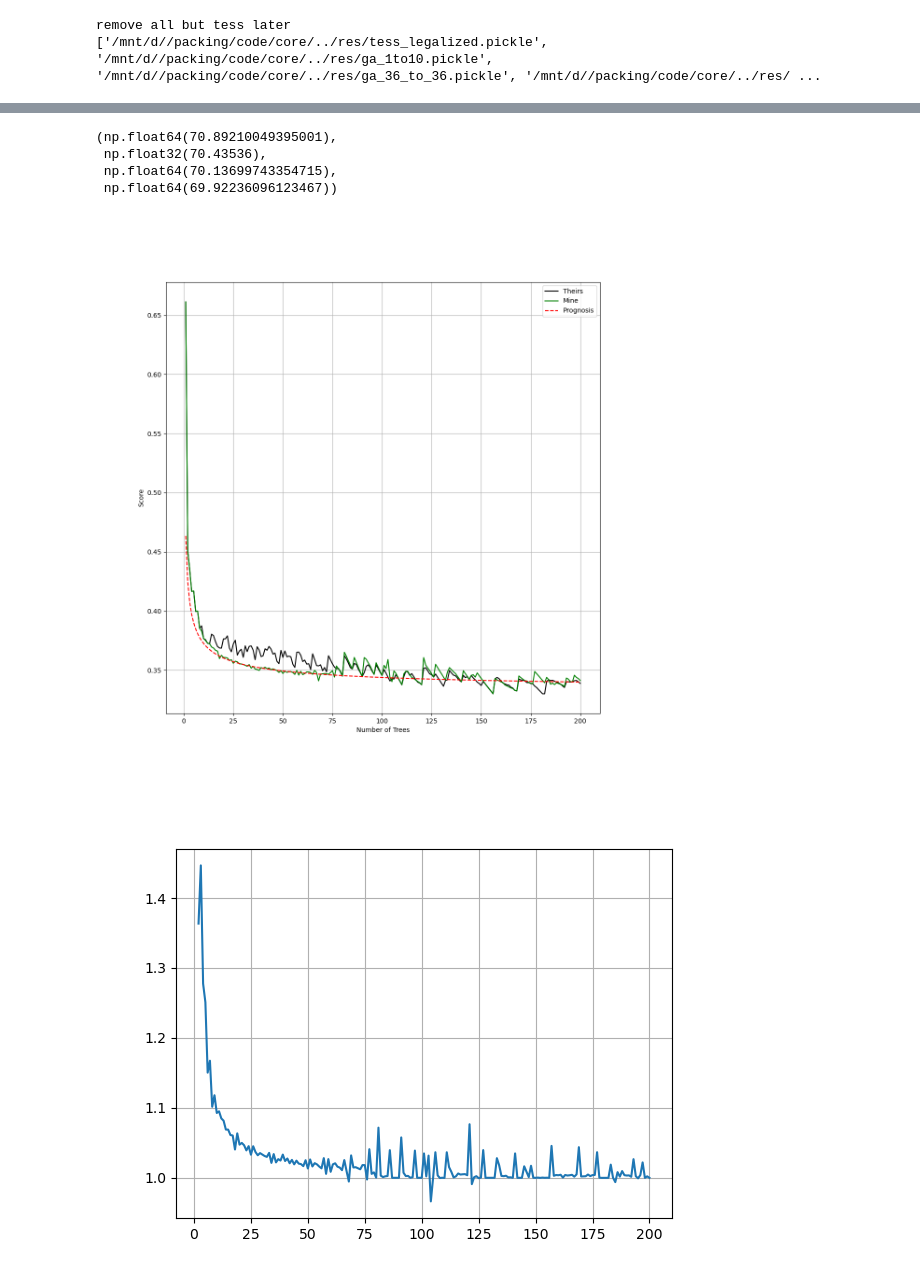
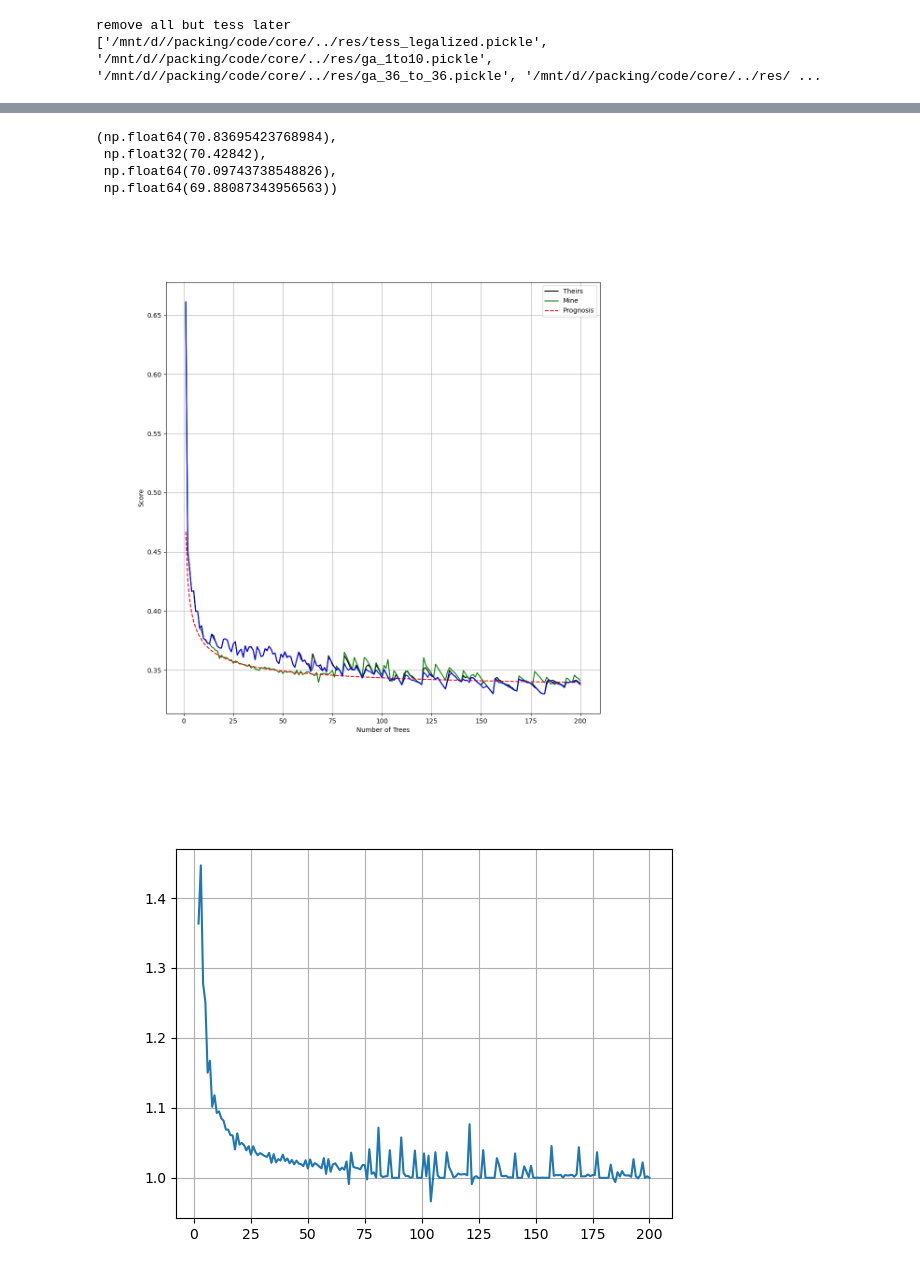
Before and after one commit to jcottaar/packing, a Jupyter notebook: analysis/compare_solutions.ipynb, the cells around one changed output, grey strips where cells are left out. Saved outputs shown, nothing was run; the diff lists cells and outputs as text; code cells hidden in the pictures.

```diff
--- a/analysis/compare_solutions.ipynb
+++ b/analysis/compare_solutions.ipynb
@@ -23,7 +23,7 @@ WARNING: CUDA MPS not active
 import pack_io
 importlib.reload(pack_io)
 import pandas as pd
-theirs = pack_io.dataframe_to_solution_list(pd.read_csv(kgs.code_dir + '../res/70.89.csv'))
+theirs = pack_io.dataframe_to_solution_list(pd.read_csv(kgs.code_dir + '../res/70.83.csv'))
 # %%
 # import matplotlib.pyplot as plt
 # N_trees = np.arange(1,201)
@@ -124,30 +124,33 @@ prognosis = coeffs[0]/np.sqrt(N_trees) + coeffs[1]
 # %%
 plt.figure(figsize=(12,12))
 N=0
 lines = []
 vals_res = np.array([np.inf]*200)
 line = plt.plot(N_trees[N:], theirs[1][N:], 'k')
 lines.extend(line)
 line = plt.plot(N_trees[N:], mine[1][N:], 'g')
 lines.extend(line)
 line = plt.plot(N_trees[N:], prognosis[N:], 'r--')
 lines.extend(line)
 
+dat = pd.read_csv('/mnt/d/packing/data/table_data.csv')
+line = plt.plot(dat['n'], dat['score'], 'b')
+
 plt.grid(True)
 plt.legend(('Theirs', 'Mine', 'Prognosis'))
 plt.xlabel('Number of Trees')
 plt.ylabel('Score')
 
 # Add interactive cursor for all lines
 mplcursors.cursor(lines, hover=True)
 NN=69
 np.sum(theirs[1]), np.sum(mine[1]), np.sum(np.minimum(theirs[1], mine[1])), np.sum(mine[1][:NN]) + np.sum(np.minimum(mine[1][NN:], prognosis[NN:]))
 # %% [output]
-(np.float64(70.89210049395001),
- np.float32(70.43536),
- np.float64(70.13699743354715),
- np.float64(69.92236096123467))
+(np.float64(70.83695423768984),
+ np.float32(70.42842),
+ np.float64(70.09743738548826),
+ np.float64(69.88087343956563))
-[figure, old version]
+[figure, new version]
 # %%
 plt.figure()
 area = mine[1]*N_trees
```
Also changed, not shown: parts of 6 cells of this notebook, 11 other files.
